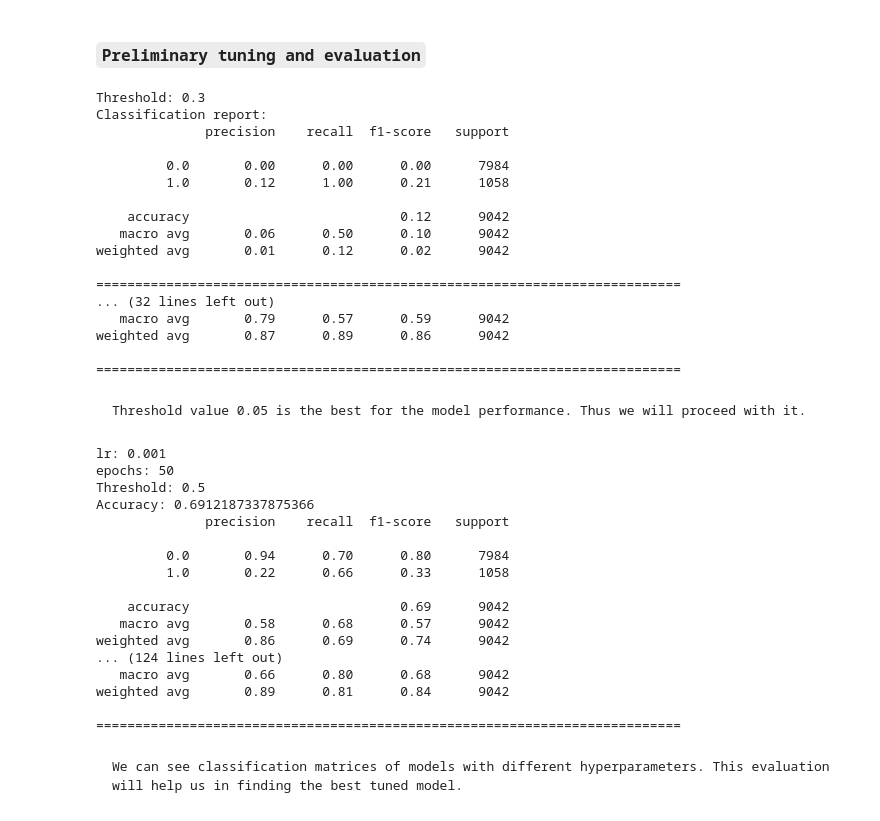
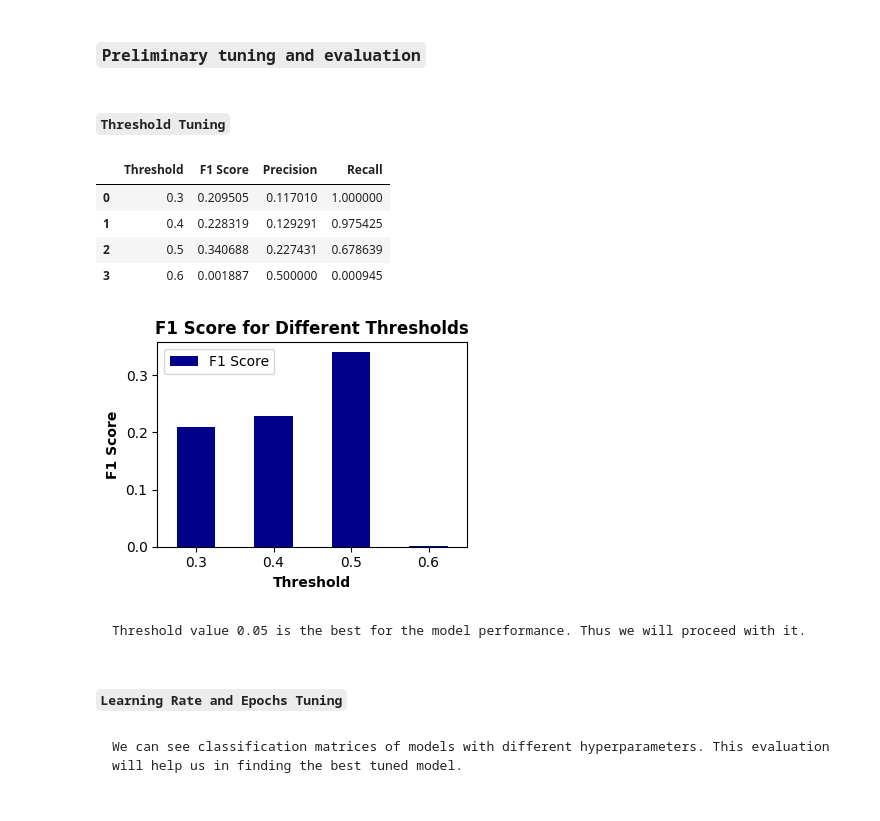
Before and after one commit to Padhanaya/apex-project2, a Jupyter notebook: apex.ipynb, the cells around one changed output. Drawn from its saved outputs; the diff is of its cells as text; code cells hidden in the pictures.

Commit message:
Fine Tuning

````diff
--- a/apex.ipynb
+++ b/apex.ipynb
@@ -964,62 +968,46 @@ Lower accuracy of model_40 than model_25 shows its overfitting nature. Best perf
 ```
 # %% [markdown]
 ### `Preliminary tuning and evaluation`
+# %% [markdown]
+##### `Threshold Tuning`
 # %%
 # Finding the best threshold value
+Thresold = []
 for t in [0.3, 0.4, 0.5, 0.6]:
-    acc, cr = train_model(X_train25, y_train, X_test25, y_test, X_train25.shape[1], 0.001, 50, threshold = t)
-    print(f"Threshold: {t}\nClassification report:\n{cr}")
-    print("="*75)
+    acc, cr, f1, pr, rc = train_model(X_train25, y_train, X_test25, y_test, X_train25.shape[1], 32, 16, 0.001, 50, threshold = t)
+    Thresold.append((t, f1, pr, rc))
+
+thres = pd.DataFrame(Thresold, columns = ["Threshold", "F1 Score", "Precision", "Recall"])
+thres
 # %% [output]
-Threshold: 0.3
-Classification report:
-              precision    recall  f1-score   support
-
-         0.0       0.00      0.00      0.00      7984
-         1.0       0.12      1.00      0.21      1058
-
-    accuracy                           0.12      9042
-   macro avg       0.06      0.50      0.10      9042
-weighted avg       0.01      0.12      0.02      9042
-
-===========================================================================
-... (32 lines left out)
-   macro avg       0.79      0.57      0.59      9042
-weighted avg       0.87      0.89      0.86      9042
-
-===========================================================================
+|  | Threshold | F1 Score | Precision | Recall |
+| 0 | 0.3 | 0.209505 | 0.117010 | 1.000000 |
+| 1 | 0.4 | 0.228319 | 0.129291 | 0.975425 |
+| 2 | 0.5 | 0.340688 | 0.227431 | 0.678639 |
+| 3 | 0.6 | 0.001887 | 0.500000 | 0.000945 |
+# %%
+thres[['Threshold', 'F1 Score']].plot(kind = 'bar', x = 'Threshold', y = 'F1 Score', color = 'darkblue', figsize = (4,3))
+plt.xticks(rotation = 0)
+plt.xlabel("Threshold", weight = 'bold')
+plt.ylabel("F1 Score", weight = 'bold')
+plt.title("F1 Score for Different Thresholds", weight = 'bold')
+plt.tight_layout()
+plt.show()
+# %% [output]
+[figure, added]
 # %% [markdown]
 ```
 Threshold value 0.05 is the best for the model performance. Thus we will proceed with it.
 ```
+# %% [markdown]
+##### `Learning Rate and Epochs Tuning`
 # %%
 # Finding the best hyperparameters.
-f_score = []
+params = []
 for lr in [0.001, 0.0005]:
-    for epochs in [50, 100, 200, 300, 350]:
-        acc, cr, f1 = train_model(X_train25, y_train, X_test25, y_test, X_train25.shape[1], lr, epochs,\
-            threshold = 0.5)
-        print(f"lr: {lr}\nepochs: {epochs}\nThreshold: {0.5}\nAccuracy: {acc}\n{cr}")
-        f_score.append([lr, epochs, f1])
-        print("="*75)
+    for epochs in [50, 100, 200, 300, 350, 400, 450]:
+        acc, cr, f1, pr, rc = train_model(X_train25, y_train, X_test25, y_test, X_train25.shape[1], 32, 16, lr, epochs, threshold = 0.5)
+        params.append([lr, epochs, pr, rc, f1])
-# %% [output]
-lr: 0.001
-epochs: 50
-Threshold: 0.5
-Accuracy: 0.6912187337875366
-              precision    recall  f1-score   support
-
-         0.0       0.94      0.70      0.80      7984
-         1.0       0.22      0.66      0.33      1058
-
-    accuracy                           0.69      9042
-   macro avg       0.58      0.68      0.57      9042
-weighted avg       0.86      0.69      0.74      9042
-... (124 lines left out)
-   macro avg       0.66      0.80      0.68      9042
-weighted avg       0.89      0.81      0.84      9042
-
-===========================================================================
 # %% [markdown]
 ```
 We can see classification matrices of models with different hyperparameters. This evaluation will help us in finding the best tuned model.
````
Also changed, not shown: parts of 16 cells of this notebook.
